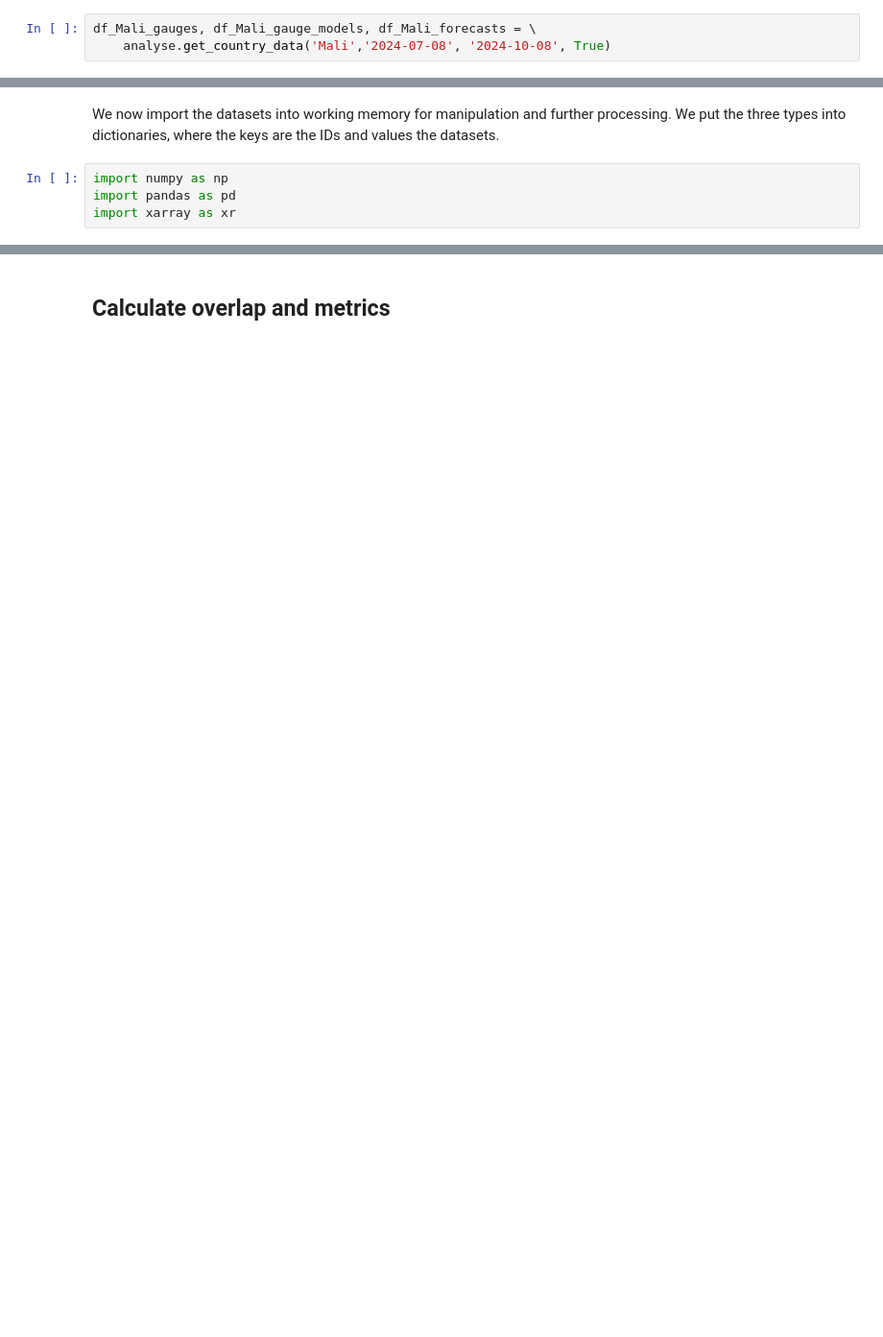
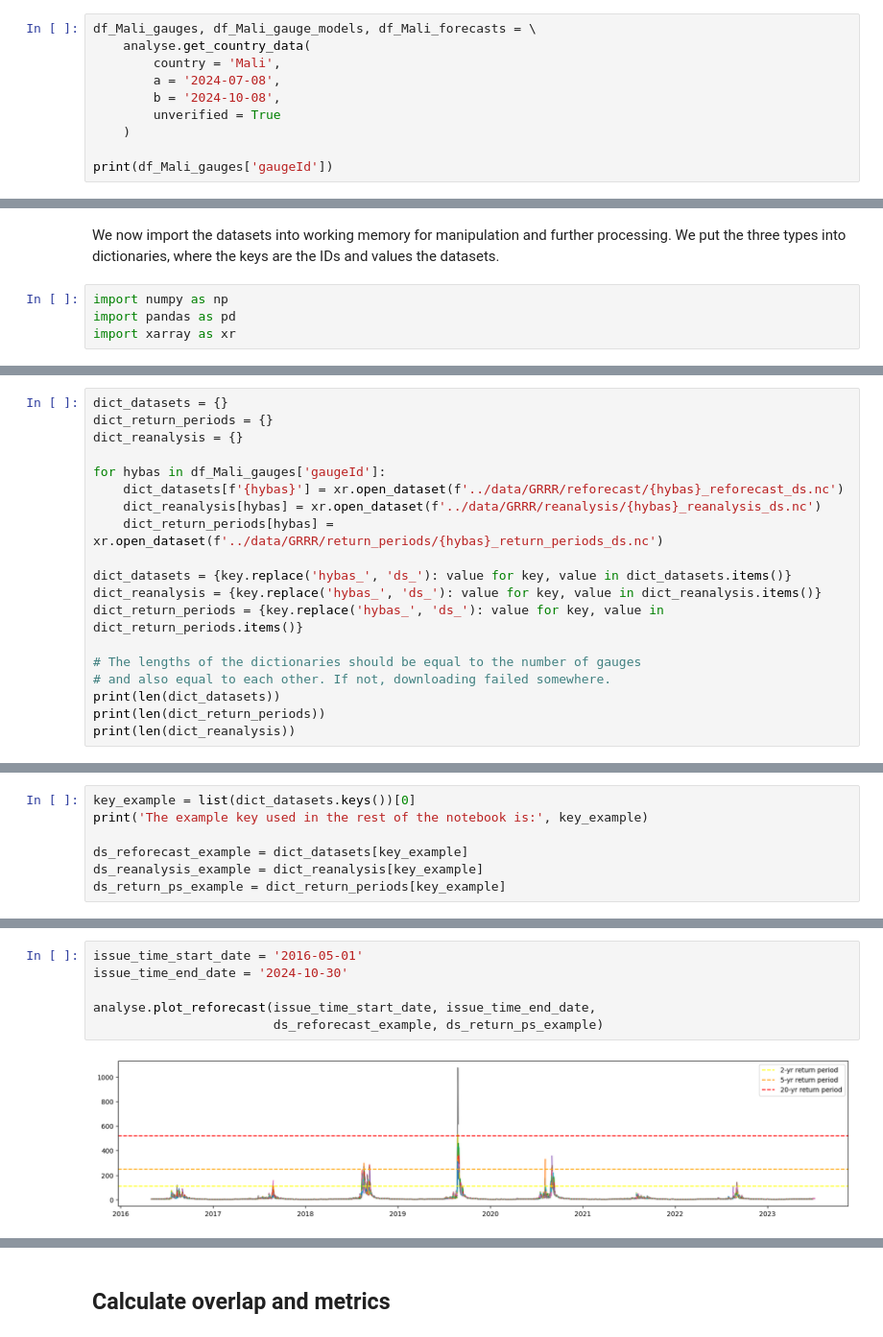
Before and after one commit to rodekruis/river-flood-data-analysis, a Jupyter notebook: GoogleFloodHub/src/GRRR.ipynb, the cells around one changed output, grey strips where cells are left out. Shown at 96% size. Saved outputs shown, nothing was run; the diff lists cells and outputs as text; blank space fills up the shorter version.

Commit message:
Split GRRR notebook into general one and a Mali specific one; deleted some Mali-specific stuff from the general one

```diff
--- a/GoogleFloodHub/src/GRRR.ipynb
+++ b/GoogleFloodHub/src/GRRR.ipynb
@@ -30,3 +41,10 @@ GoogleFloodHub-data-analyser initialized
 # %%
 df_Mali_gauges, df_Mali_gauge_models, df_Mali_forecasts = \
-    analyse.get_country_data('Mali','2024-07-08', '2024-10-08', True)
+    analyse.get_country_data(
+        country = 'Mali',
+        a = '2024-07-08',
+        b = '2024-10-08',
+        unverified = True
+    )
+
+print(df_Mali_gauges['gaugeId'])
@@ -3483,0 +432,19 @@ dict_flood_events_final
+# %%
+dict_datasets = {}
+dict_return_periods = {}
+dict_reanalysis = {}
+
+for hybas in df_Mali_gauges['gaugeId']:
+    dict_datasets[f'{hybas}'] = xr.open_dataset(f'../data/GRRR/reforecast/{hybas}_reforecast_ds.nc')
+    dict_reanalysis[hybas] = xr.open_dataset(f'../data/GRRR/reanalysis/{hybas}_reanalysis_ds.nc')
+    dict_return_periods[hybas] = xr.open_dataset(f'../data/GRRR/return_periods/{hybas}_return_periods_ds.nc')
+
+dict_datasets = {key.replace('hybas_', 'ds_'): value for key, value in dict_datasets.items()}
+dict_reanalysis = {key.replace('hybas_', 'ds_'): value for key, value in dict_reanalysis.items()}
+dict_return_periods = {key.replace('hybas_', 'ds_'): value for key, value in dict_return_periods.items()}
+
+# The lengths of the dictionaries should be equal to the number of gauges
+# and also equal to each other. If not, downloading failed somewhere.
+print(len(dict_datasets))
+print(len(dict_return_periods))
+print(len(dict_reanalysis))
@@ -3483,0 +459,7 @@ dict_flood_events_final
+# %%
+key_example = list(dict_datasets.keys())[0]
+print('The example key used in the rest of the notebook is:', key_example)
+
+ds_reforecast_example = dict_datasets[key_example]
+ds_reanalysis_example = dict_reanalysis[key_example]
+ds_return_ps_example = dict_return_periods[key_example]
@@ -3483,0 +478,8 @@ dict_flood_events_final
+# %%
+issue_time_start_date = '2016-05-01'
+issue_time_end_date = '2024-10-30'
+
+analyse.plot_reforecast(issue_time_start_date, issue_time_end_date,
+                        ds_reforecast_example, ds_return_ps_example)
+# %% [output]
+[figure, added]
```
Also changed, not shown: parts of 161 cells of this notebook, 11 other files.
